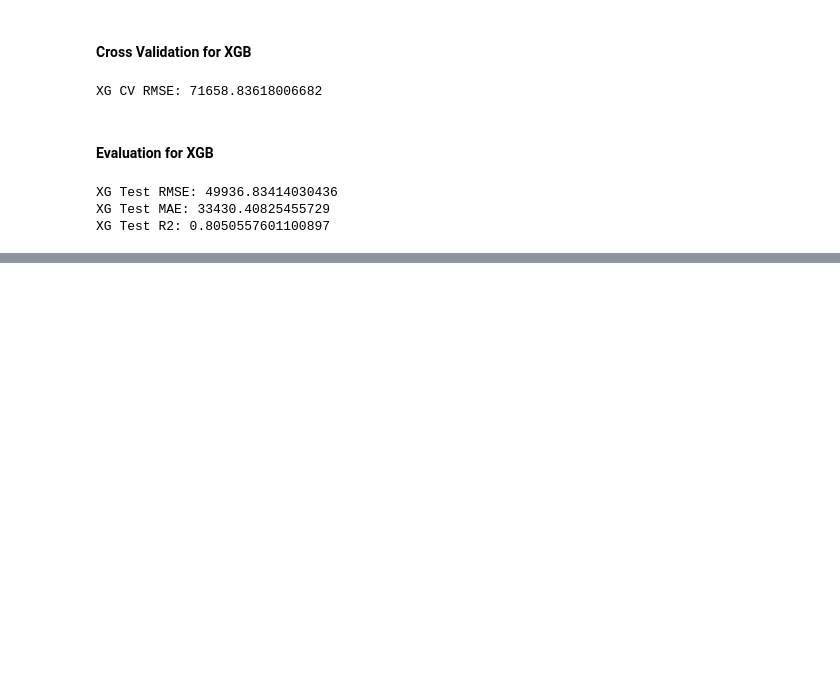
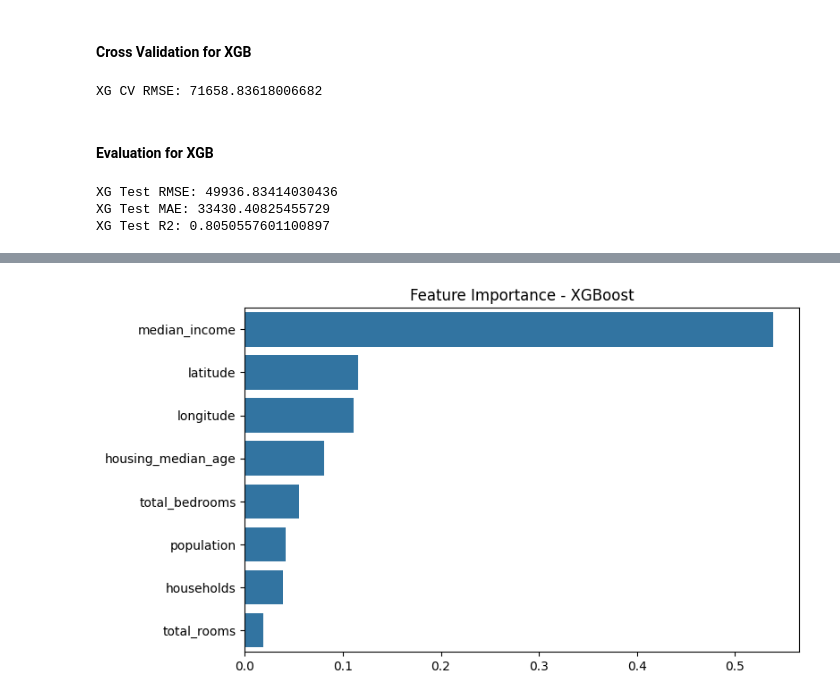
Before and after one commit to MohamedAli2002/California-Housing, a Jupyter notebook: src/California_Housing.ipynb, the cells around one changed output, grey strips where cells are left out. Saved outputs shown, nothing was run; the diff lists cells and outputs as text; code cells hidden in the pictures; blank space fills up the shorter version.

```diff
--- a/src/California_Housing.ipynb
+++ b/src/California_Housing.ipynb
@@ -95,9 +95,7 @@ xgb_parameters = {
 rs_xg = RandomizedSearchCV(regressor_xgb, xgb_parameters, n_iter=30, cv=5,
                            scoring='neg_mean_squared_error', n_jobs=-1,
                            random_state=0, verbose=True)
-rs_xg.fit(x_train, y_train,
-          eval_set=[(x_test, y_test)],
-          verbose=False)
+rs_xg.fit(x_train, y_train)
 print("Best XG params:", rs_xg.best_params_)
 # %% [output]
 Fitting 5 folds for each of 30 candidates, totalling 150 fits
@@ -124,0 +139,14 @@ XG Test R2: 0.8050557601100897
+# %%
+importances = best_xg.feature_importances_
+feat_names = training_dataset.columns
+feat_names = feat_names[:-1]
+feat_imp = pd.Series(importances, index=feat_names).sort_values(ascending=False)
+
+plt.figure(figsize=(8,4))
+sns.barplot(x=feat_imp.values, y=feat_imp.index)
+plt.ylabel("")
+plt.xlabel("")
+plt.title("Feature Importance - XGBoost")
+plt.show()
+# %% [output]
+[figure, added]
```
Also changed, not shown: parts of 4 cells of this notebook, 4 other files.
